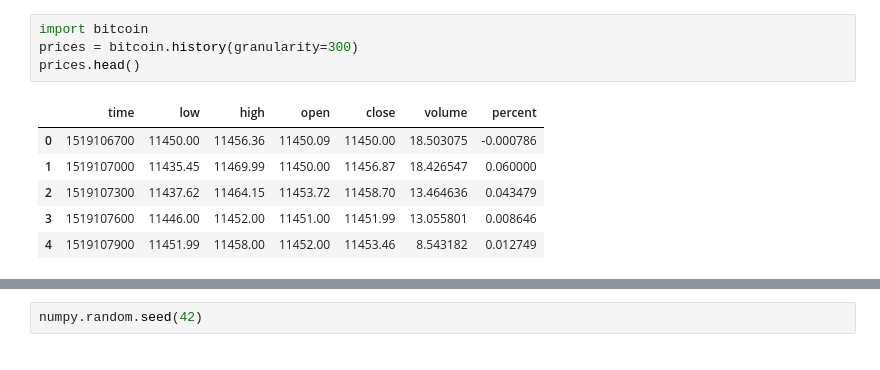
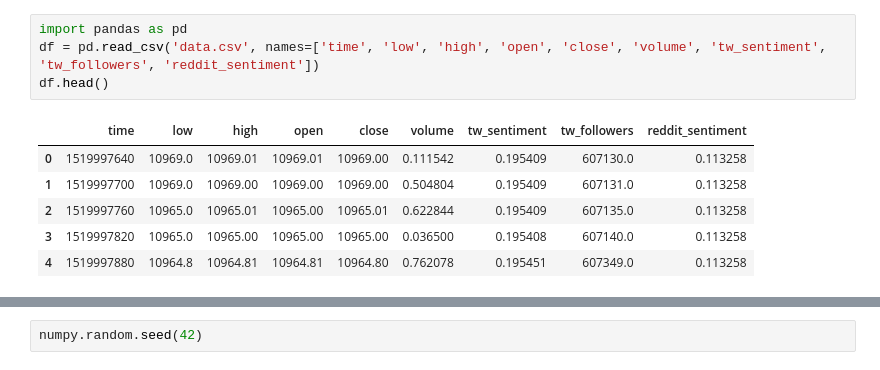
Before and after one commit to scristofari/bitcoin-challenge, a Jupyter notebook: BitCoin Challenge.ipynb, the cells around one changed output, grey strips where cells are left out. Saved outputs shown, nothing was run; the diff lists cells and outputs as text.

```diff
--- a/BitCoin Challenge.ipynb
+++ b/BitCoin Challenge.ipynb
@@ -1,12 +1,12 @@
-# %%
-import bitcoin
-prices = bitcoin.history(granularity=300)
-prices.head()
-# %% [output]
-|  | time | low | high | open | close | volume | percent |
-| 0 | 1519106700 | 11450.00 | 11456.36 | 11450.09 | 11450.00 | 18.503075 | -0.000786 |
-| 1 | 1519107000 | 11435.45 | 11469.99 | 11450.00 | 11456.87 | 18.426547 | 0.060000 |
-| 2 | 1519107300 | 11437.62 | 11464.15 | 11453.72 | 11458.70 | 13.464636 | 0.043479 |
-| 3 | 1519107600 | 11446.00 | 11452.00 | 11451.00 | 11451.99 | 13.055801 | 0.008646 |
-| 4 | 1519107900 | 11451.99 | 11458.00 | 11452.00 | 11453.46 | 8.543182 | 0.012749 |
+# %%
+import pandas as pd
+df = pd.read_csv('data.csv', names=['time', 'low', 'high', 'open', 'close', 'volume', 'tw_sentiment', 'tw_followers', 'reddit_sentiment'])
+df.head()
+# %% [output]
+|  | time | low | high | open | close | volume | tw_sentiment | tw_followers | reddit_sentiment |
+| 0 | 1519997640 | 10969.0 | 10969.01 | 10969.01 | 10969.00 | 0.111542 | 0.195409 | 607130.0 | 0.113258 |
+| 1 | 1519997700 | 10969.0 | 10969.00 | 10969.00 | 10969.00 | 0.504804 | 0.195409 | 607131.0 | 0.113258 |
+| 2 | 1519997760 | 10965.0 | 10965.01 | 10965.00 | 10965.01 | 0.622844 | 0.195409 | 607135.0 | 0.113258 |
+| 3 | 1519997820 | 10965.0 | 10965.00 | 10965.00 | 10965.00 | 0.036500 | 0.195408 | 607140.0 | 0.113258 |
+| 4 | 1519997880 | 10964.8 | 10964.81 | 10964.81 | 10964.80 | 0.762078 | 0.195451 | 607349.0 | 0.113258 |
 # %%
```
Also changed, not shown: parts of 8 cells of this notebook, 2 other files.
